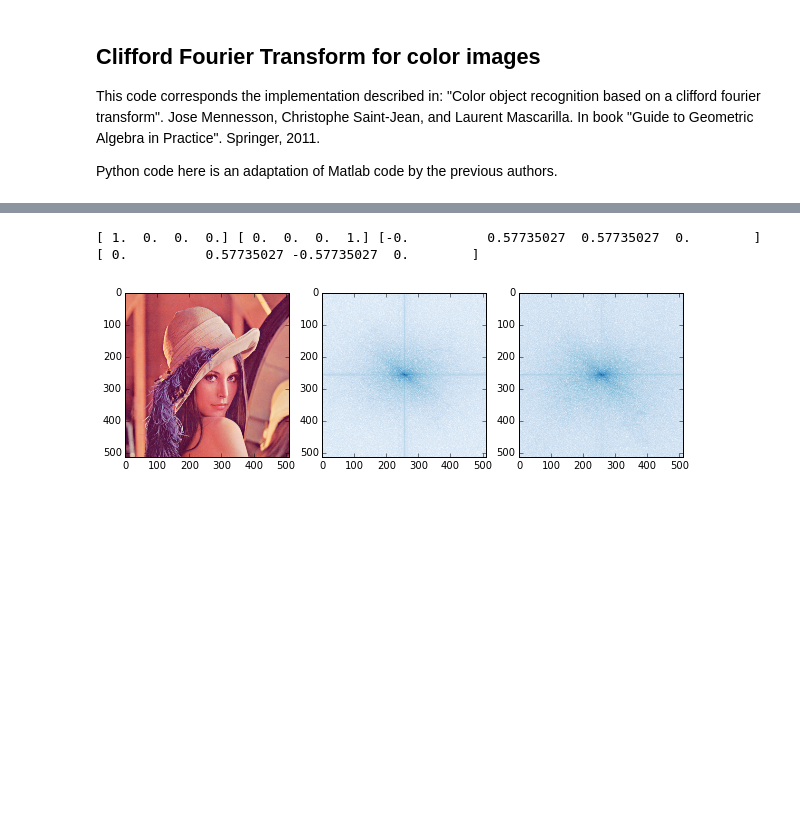
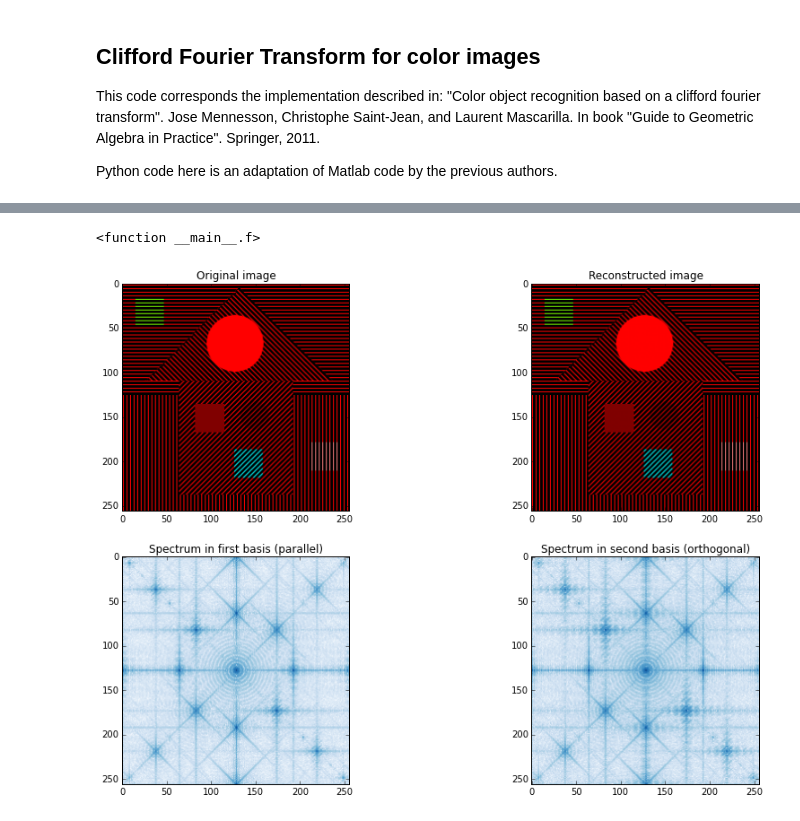
Before and after one commit to christophesaintjean/christophesaintjean.github.io, a Jupyter notebook: Python/CFFT.ipynb, the cells around one changed output, grey strips where cells are left out. Saved outputs shown, nothing was run; the diff lists cells and outputs as text; code cells hidden in the pictures; blank space fills up the shorter version.

Commit message:
First Version of CFFT

```diff
--- a/Python/CFFT.ipynb
+++ b/Python/CFFT.ipynb
@@ -32,9 +26,8 @@ import matplotlib.pyplot as plt
 urls =['https://hal.archives-ouvertes.fr/hal-00332912v2/file/Fhouse_color.png',
        'http://www.cs.cmu.edu/~chuck/lennapg/lena_std.tif']
 # just to open image from url
-image = image_from_url(urls[0])[:,:,0:3]/255.
+image = image_from_url(urls[0])[:,:,:3]/255.
 plt.imshow(image)
 plt.show()
-print image.shape
 # %% [output]
 [figure]
@@ -100,18 +103,44 @@ def icfft2(image, c, reconstruction = False):
+# %%
+def icfft2(tf_image, basis):
+    if tf_image.has_key('parallel') and tf_image.has_key('orthogonal'):
+        h,l = tf_image['parallel'].shape
+        _ = np.fft.ifft2(tf_image['parallel'])
+        image = np.outer(_.real, basis[0])
+        image += np.outer(_.imag, basis[1])
+        _ = np.fft.ifft2(tf_image['orthogonal'])
+        image += np.outer(_.real, basis[2])
+        image += np.outer(_.imag, basis[3])
+    elif fft_image.has_key('reconstruction'):
+        _ = tf_image['reconstruction']
+        return icfft2({'parallel' : np.dot(_, basis[0]) + 1j* np.dot(_, basis[1]),
+                       'orthogonal' : np.dot(_, basis[2]) + 1j* np.dot(_, basis[3])}, basis)
+    elif fft_image.shape[2] == 4:
+        return icfft2({'reconstruction' : tf_image}, basis)
+    else:
+        raise ValueError
+    return np.reshape(image, (h,l,4))
 # %%
 from IPython.html.widgets import interact
 from IPython.html import widgets
-r_slider = widgets.IntSliderWidget(min=0, max=255, step=1, value=255)
-g_slider = widgets.IntSliderWidget(min=0, max=255, step=1, value=0)
-b_slider = widgets.IntSliderWidget(min=0, max=255, step=1, value=0)
+r_slider = widgets.IntSlider(min=0, max=255, step=1, value=255)
+g_slider = widgets.IntSlider(min=0, max=255, step=1, value=255)
+b_slider = widgets.IntSlider(min=0, max=255, step=1, value=255)
 
 def f(r,g,b):
-    R = cfft2(image,np.array([r,g,b]))
-    fig, ax = plt.subplots(1, 3, figsize=(10,5))
-    ax[0].imshow(image)
-    ax[1].imshow(np.log(1+np.abs(np.fft.fftshift(R['parallel']))), plt.cm.Blues)
-    ax[2].imshow(np.log(1+np.abs(np.fft.fftshift(R['orthogonal']))), plt.cm.Blues)
+    basis = get_basis(np.array([r,g,b], dtype=np.double))
+    R = cfft2(image, basis)
+    IR = icfft2(R, basis)
+    fig, ax = plt.subplots(2, 2, figsize=(15,10))
+    ax[0,0].imshow(image)
+    ax[0,0].set_title('Original image')
+    ax[1,0].imshow(np.log(1+np.abs(np.fft.fftshift(R['parallel']))), plt.cm.Blues)
+    ax[1,0].set_title('Spectrum in first basis (parallel)')
+    ax[1,1].imshow(np.log(1+np.abs(np.fft.fftshift(R['orthogonal']))), plt.cm.Blues)
+    ax[1,1].set_title('Spectrum in second basis (orthogonal)')
+    ax[0,1].imshow(IR[:,:,:3])
+    ax[0,1].set_title('Reconstructed image')
 
 interact(f, r=r_slider, g=g_slider, b=b_slider)
 # %% [output]
-[ 1.  0.  0.  0.] [ 0.  0.  0.  1.] [-0.          0.57735027  0.57735027  0.        ] [ 0.          0.57735027 -0.57735027  0.        ]
+<function __main__.f>
-[figure, old version]
+[figure, new version]
```
Also changed, not shown: parts of 6 cells of this notebook.
